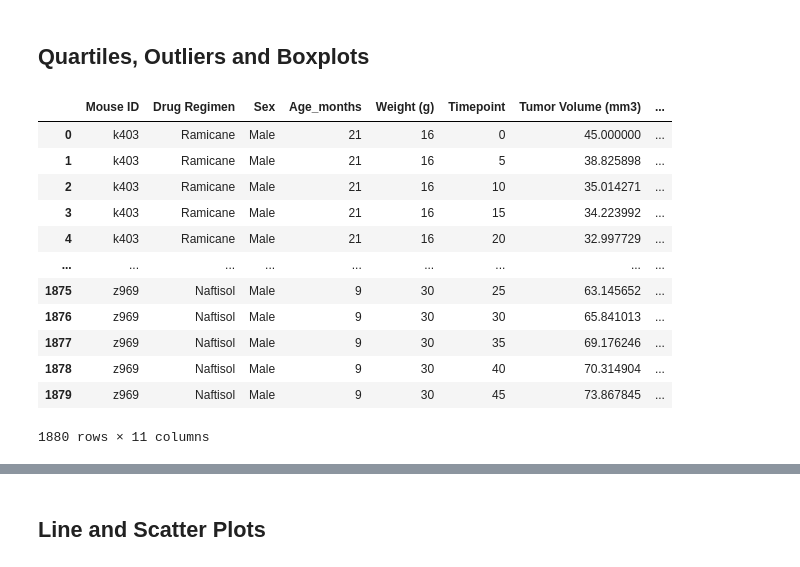
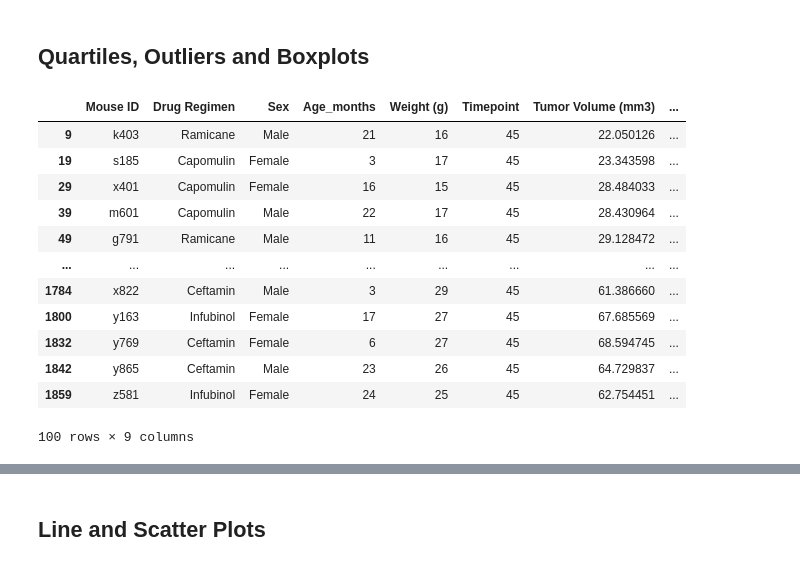
Before and after one commit to angiecfoust/matplotlib_module5, a Jupyter notebook: Pymaceuticals/pymaceuticals_starter.ipynb, the cells around one changed output, grey strips where cells are left out. Cells and saved outputs as stored; diff of their text form; code cells hidden in the pictures.

```diff
--- a/Pymaceuticals/pymaceuticals_starter.ipynb
+++ b/Pymaceuticals/pymaceuticals_starter.ipynb
@@ -215,48 +215,61 @@ plt.show
 # %%
 # Calculate the final tumor volume of each mouse across four of the treatment regimens:
 # Capomulin, Ramicane, Infubinol, and Ceftamin
 
 # Start by getting the last (greatest) timepoint for each mouse
 # these next 4 lines are working to pull the correct max values, list length = 248
 mouse_df = study_data_df.groupby(["Mouse ID"])
 time_point = mouse_df["Timepoint"]
 mouse_list = mouse_df["Mouse ID"]
 max_time = [time_point.max()]
 
 max_time_df = pd.DataFrame(max_time)
 max_time_df = max_time_df.transpose()
 max_time_df.head()
 
 
 
 # Merge this group df with the original DataFrame to get the tumor volume at the last timepoint
 treatment_df = pd.merge(study_data_df, max_time_df, on = "Mouse ID")
 
 # rename the duplicated column names (timepoint is in both) to avoid confusion
 treatment_df = treatment_df.rename(columns={"Timepoint_x":"Timepoint", "Timepoint_y":"Max Timepoint"})
 
-# DON'T CHANGE ANYTHING ABOVE THIS LINE
 
-# filter/sort/cut dataframe to ONLY show max timepoint info... keep rows where timepoint = max timepoint
+
+
+# clean up!
+#drop unnecessary columns (concat and dup) that were used earlier
+treatment_df = treatment_df.drop('Concatenate', axis=1)
+treatment_df = treatment_df.drop('Duplicated', axis=1)
+
+#filter for timepoint = max timepoint
+filt_treatment_df = treatment_df.loc[treatment_df["Timepoint"] == treatment_df["Max Timepoint"], :]
 
 
 
 
-#treatment_df = study_data_df.loc[(study_data_df["Drug Regimen"] == "Capomulin") |
-                                 #(study_data_df["Drug Regimen"] == "Ramicane") |
-                                 #(study_data_df["Drug Regimen"] == "Infubinol") |
-                                 #(study_data_df["Drug Regimen"] == "Ceftamin"), :]
+
+#filter for drugs wanted
+
+top_drug_df = filt_treatment_df.loc[(filt_treatment_df["Drug Regimen"] == "Capomulin") |
+                                 (filt_treatment_df["Drug Regimen"] == "Ramicane") |
+                                 (filt_treatment_df["Drug Regimen"] == "Infubinol") |
+                                 (filt_treatment_df["Drug Regimen"] == "Ceftamin"), :]
+
+
+# DON'T CHANGE ANYTHING ABOVE THIS LINE
 # %% [output]
 |  | Mouse ID | Drug Regimen | Sex | Age_months | Weight (g) | Timepoint | Tumor Volume (mm3) | ... |
-| 0 | k403 | Ramicane | Male | 21 | 16 | 0 | 45.000000 | ... |
-| 1 | k403 | Ramicane | Male | 21 | 16 | 5 | 38.825898 | ... |
-| 2 | k403 | Ramicane | Male | 21 | 16 | 10 | 35.014271 | ... |
-| 3 | k403 | Ramicane | Male | 21 | 16 | 15 | 34.223992 | ... |
-| 4 | k403 | Ramicane | Male | 21 | 16 | 20 | 32.997729 | ... |
+| 9 | k403 | Ramicane | Male | 21 | 16 | 45 | 22.050126 | ... |
+| 19 | s185 | Capomulin | Female | 3 | 17 | 45 | 23.343598 | ... |
+| 29 | x401 | Capomulin | Female | 16 | 15 | 45 | 28.484033 | ... |
+| 39 | m601 | Capomulin | Male | 22 | 17 | 45 | 28.430964 | ... |
+| 49 | g791 | Ramicane | Male | 11 | 16 | 45 | 29.128472 | ... |
 | ... | ... | ... | ... | ... | ... | ... | ... | ... |
-| 1875 | z969 | Naftisol | Male | 9 | 30 | 25 | 63.145652 | ... |
-| 1876 | z969 | Naftisol | Male | 9 | 30 | 30 | 65.841013 | ... |
-| 1877 | z969 | Naftisol | Male | 9 | 30 | 35 | 69.176246 | ... |
-| 1878 | z969 | Naftisol | Male | 9 | 30 | 40 | 70.314904 | ... |
-| 1879 | z969 | Naftisol | Male | 9 | 30 | 45 | 73.867845 | ... |
+| 1784 | x822 | Ceftamin | Male | 3 | 29 | 45 | 61.386660 | ... |
+| 1800 | y163 | Infubinol | Female | 17 | 27 | 45 | 67.685569 | ... |
+| 1832 | y769 | Ceftamin | Female | 6 | 27 | 45 | 68.594745 | ... |
+| 1842 | y865 | Ceftamin | Male | 23 | 26 | 45 | 64.729837 | ... |
+| 1859 | z581 | Infubinol | Female | 24 | 25 | 45 | 62.754451 | ... |
-1880 rows × 11 columns
+100 rows × 9 columns
```
Also changed, not shown: parts of 2 cells of this notebook.
